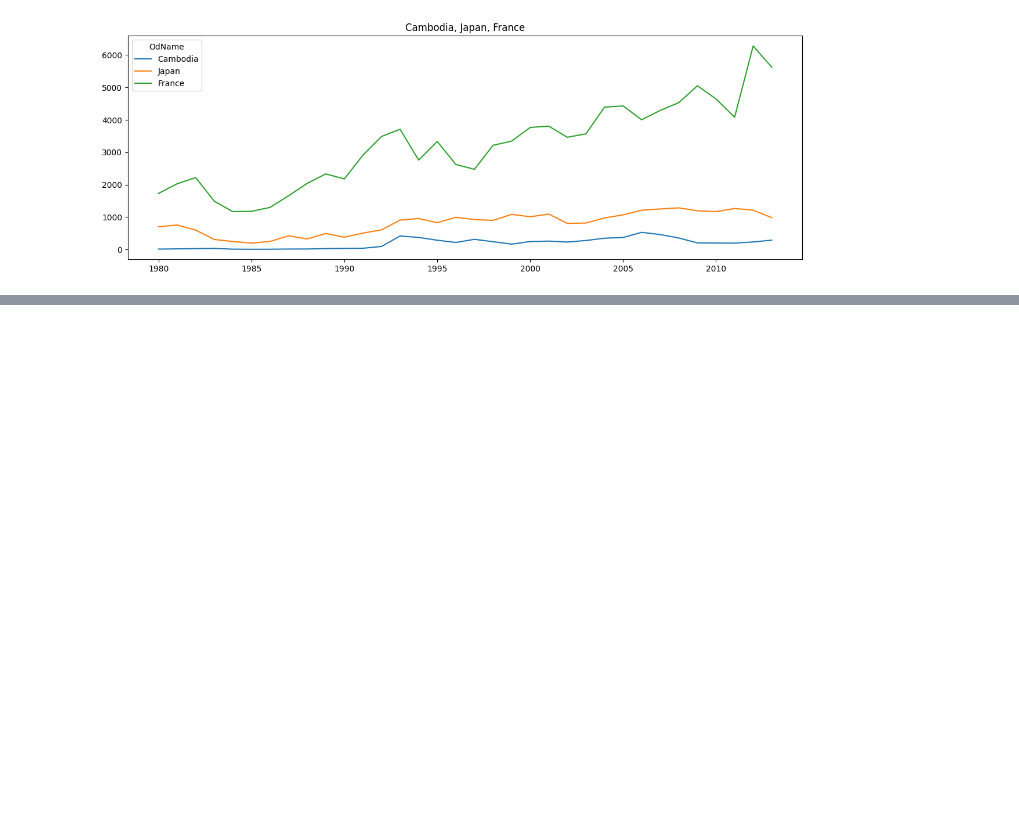
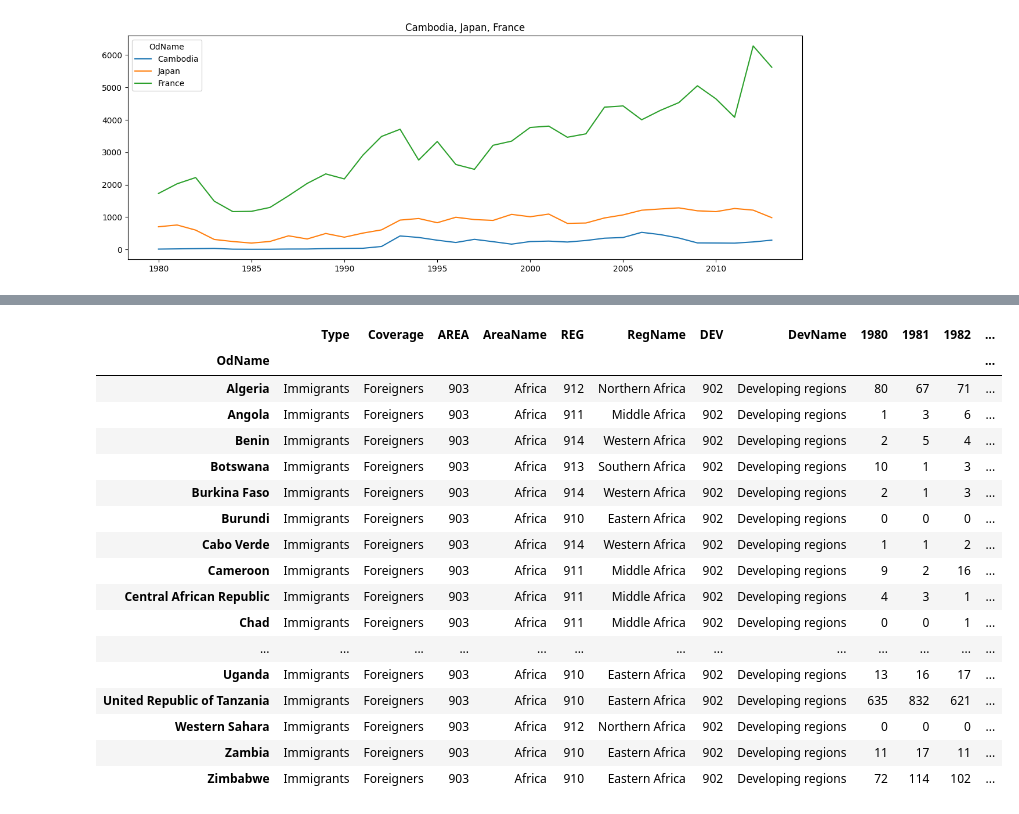
Before and after one commit to bhardwajexploit/Data-sciece-course-v1, a Jupyter notebook: data-analysis/analysis1.ipynb, the cells around one changed output, grey strips where cells are left out. Drawn from its saved outputs; the diff is of its cells as text; code cells hidden in the pictures; blank space fills up the shorter version.

```diff
--- a/data-analysis/analysis1.ipynb
+++ b/data-analysis/analysis1.ipynb
@@ -189,0 +265,21 @@ plt.savefig('comparing-3-countries.png')
+# %%
+canda_pd[canda_pd['AreaName']  == "Africa"]
+# %% [output]
+|  | Type | Coverage | AREA | AreaName | REG | RegName | DEV | DevName | 1980 | 1981 | 1982 | ... |
+| OdName |  |  |  |  |  |  |  |  |  |  |  | ... |
+| Algeria | Immigrants | Foreigners | 903 | Africa | 912 | Northern Africa | 902 | Developing regions | 80 | 67 | 71 | ... |
+| Angola | Immigrants | Foreigners | 903 | Africa | 911 | Middle Africa | 902 | Developing regions | 1 | 3 | 6 | ... |
+| Benin | Immigrants | Foreigners | 903 | Africa | 914 | Western Africa | 902 | Developing regions | 2 | 5 | 4 | ... |
+| Botswana | Immigrants | Foreigners | 903 | Africa | 913 | Southern Africa | 902 | Developing regions | 10 | 1 | 3 | ... |
+| Burkina Faso | Immigrants | Foreigners | 903 | Africa | 914 | Western Africa | 902 | Developing regions | 2 | 1 | 3 | ... |
+| Burundi | Immigrants | Foreigners | 903 | Africa | 910 | Eastern Africa | 902 | Developing regions | 0 | 0 | 0 | ... |
+| Cabo Verde | Immigrants | Foreigners | 903 | Africa | 914 | Western Africa | 902 | Developing regions | 1 | 1 | 2 | ... |
+| Cameroon | Immigrants | Foreigners | 903 | Africa | 911 | Middle Africa | 902 | Developing regions | 9 | 2 | 16 | ... |
+| Central African Republic | Immigrants | Foreigners | 903 | Africa | 911 | Middle Africa | 902 | Developing regions | 4 | 3 | 1 | ... |
+| Chad | Immigrants | Foreigners | 903 | Africa | 911 | Middle Africa | 902 | Developing regions | 0 | 0 | 1 | ... |
+| ... | ... | ... | ... | ... | ... | ... | ... | ... | ... | ... | ... | ... |
+| Uganda | Immigrants | Foreigners | 903 | Africa | 910 | Eastern Africa | 902 | Developing regions | 13 | 16 | 17 | ... |
+| United Republic of Tanzania | Immigrants | Foreigners | 903 | Africa | 910 | Eastern Africa | 902 | Developing regions | 635 | 832 | 621 | ... |
+| Western Sahara | Immigrants | Foreigners | 903 | Africa | 912 | Northern Africa | 902 | Developing regions | 0 | 0 | 0 | ... |
+| Zambia | Immigrants | Foreigners | 903 | Africa | 910 | Eastern Africa | 902 | Developing regions | 11 | 17 | 11 | ... |
+| Zimbabwe | Immigrants | Foreigners | 903 | Africa | 910 | Eastern Africa | 902 | Developing regions | 72 | 114 | 102 | ... |
```
Also changed, not shown: parts of 23 cells of this notebook.
